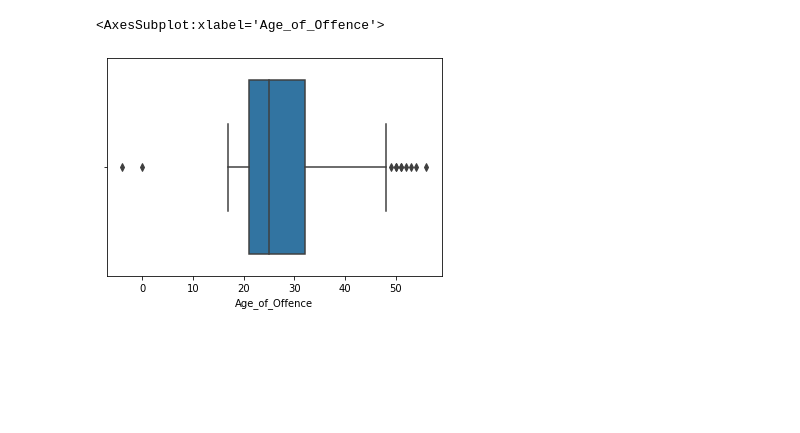
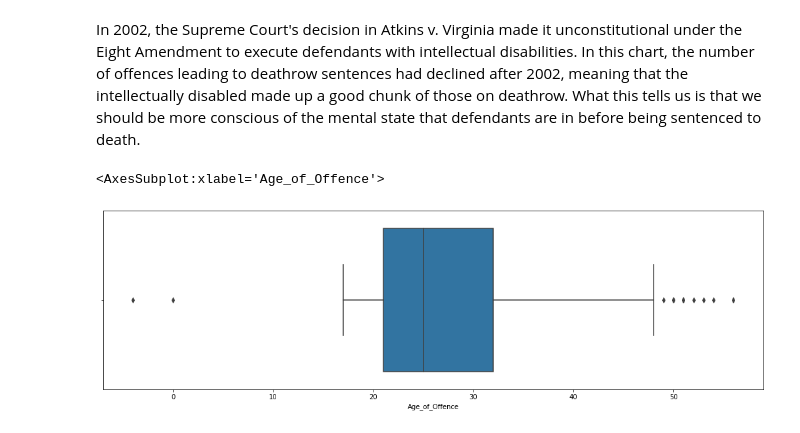
Before and after one commit to CCNY-Analytics-and-Quant/Team-Killer-Bass, a Jupyter notebook: Sarah McKoy/Texas_Deathrow_Inmates.ipynb, the cells around one changed output. Drawn from its saved outputs; the diff is of its cells as text; code cells hidden in the pictures; blank space fills up the shorter version.

```diff
--- a/Sarah McKoy/Texas_Deathrow_Inmates.ipynb
+++ b/Sarah McKoy/Texas_Deathrow_Inmates.ipynb
@@ -80,5 +53,8 @@ sns.countplot(x=inmate_df["Race"], palette="Blues_d")
+# %% [markdown]
+In 2002, the Supreme Court's decision in Atkins v. Virginia made it unconstitutional under the Eight Amendment to execute defendants with intellectual disabilities. In this chart, the number of offences leading to deathrow sentences had declined after 2002, meaning that the intellectually disabled made up a good chunk of those on deathrow. What this tells us is that we should be more conscious of the mental state that defendants are in before being sentenced to death.
 # %%
+plt.figure(figsize = (18,5))
 sns.boxplot(x=inmate_df["Age_of_Offence"])
 # %% [output]
 <AxesSubplot:xlabel='Age_of_Offence'>
-[figure, old version]
+[figure, new version]
```
Also changed, not shown: parts of 17 cells of this notebook.
